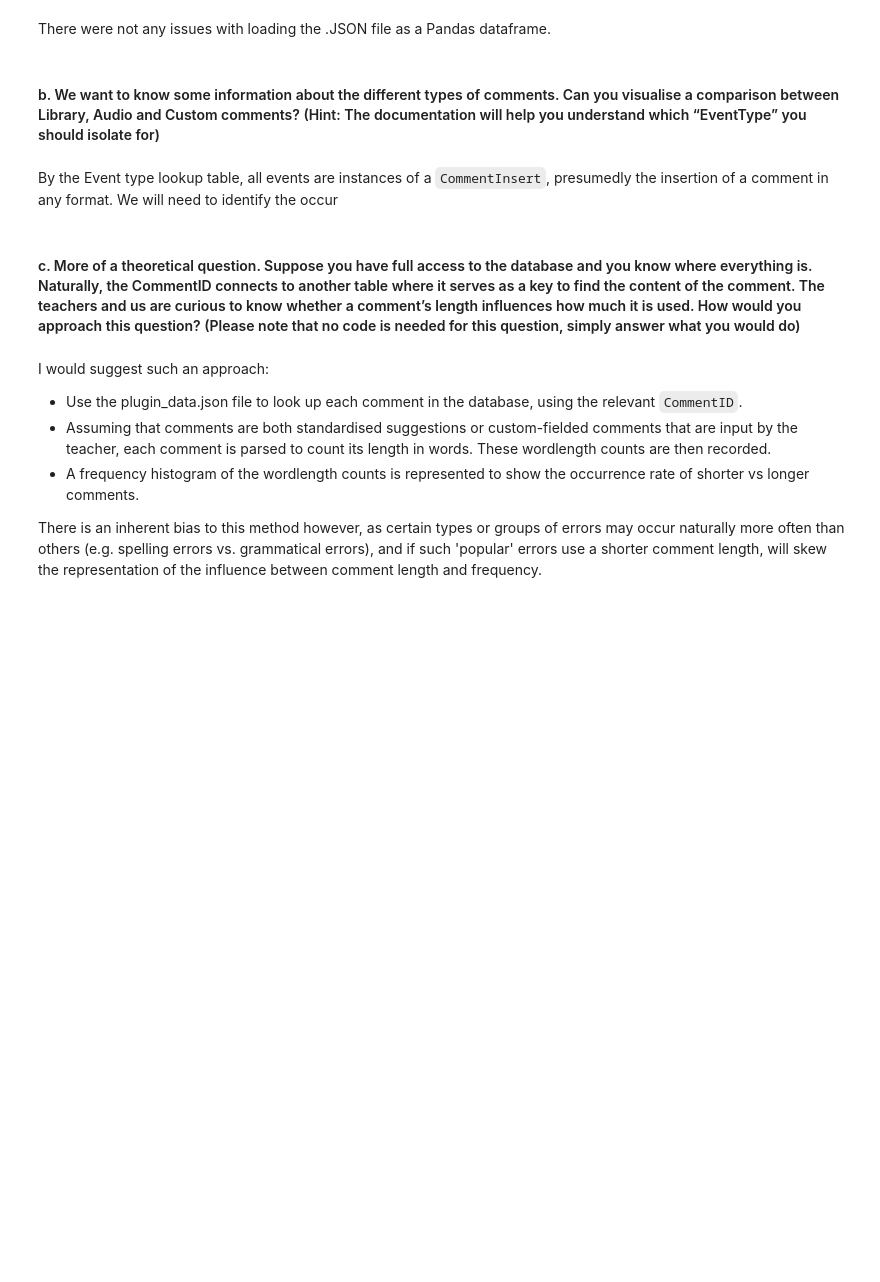
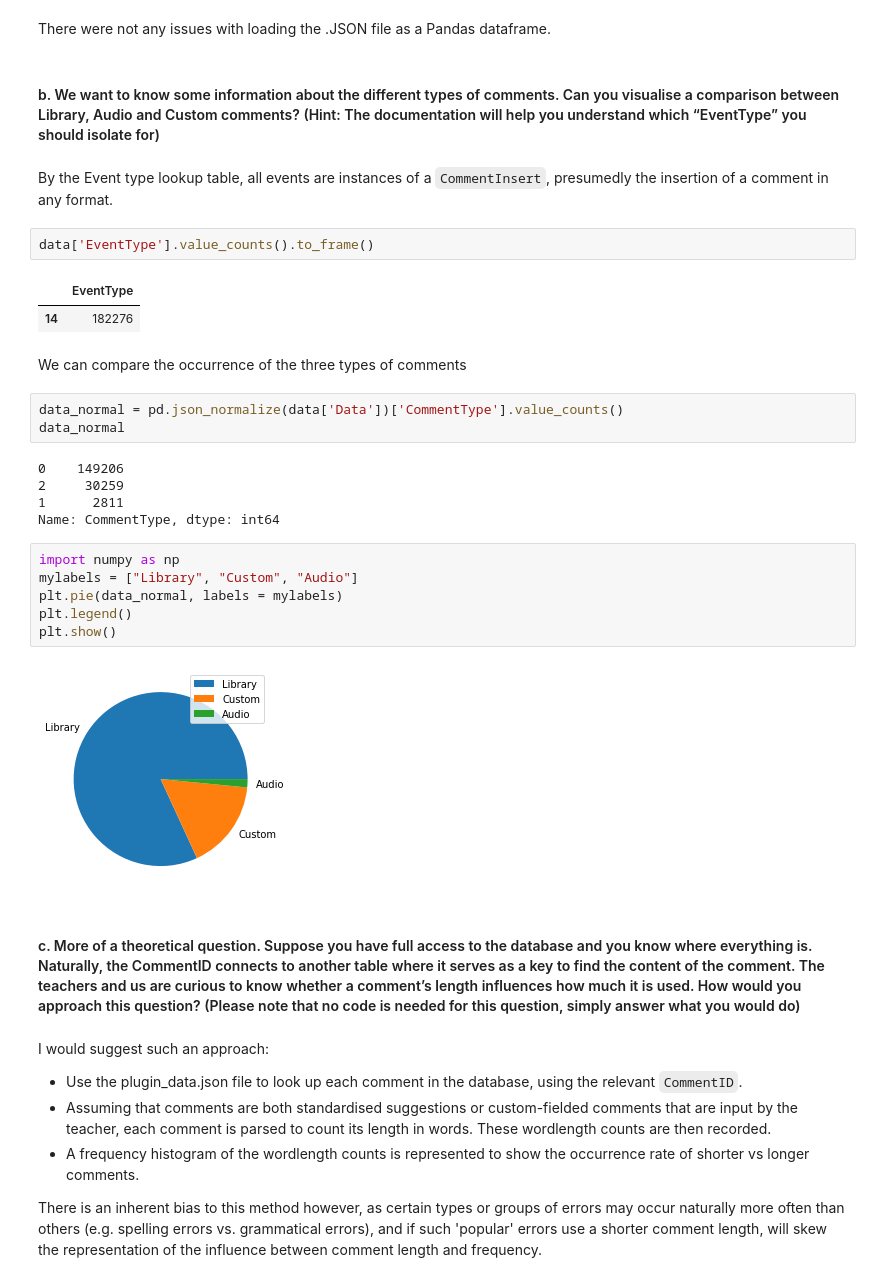
Before and after one commit to mbeyerstjerne/EasyCorrect, a Jupyter notebook: EasyCorrect Tasks.ipynb, the cells around one changed output. Saved outputs shown, nothing was run; the diff lists cells and outputs as text; blank space fills up the shorter version.

```diff
--- a/EasyCorrect Tasks.ipynb
+++ b/EasyCorrect Tasks.ipynb
@@ -293,7 +294,30 @@ There were not any issues with loading the .JSON file as a Pandas dataframe.
 # %% [markdown]
 #### b.	We want to know some information about the different types of comments. Can you visualise a comparison between Library, Audio and Custom comments? (Hint: The documentation will help you understand which “EventType” you should isolate for)
 # %% [markdown]
-By the Event type lookup table, all events are instances of a `CommentInsert`, presumedly the insertion of a comment in any format. We will need to identify the occur
+By the Event type lookup table, all events are instances of a `CommentInsert`, presumedly the insertion of a comment in any format.
+# %%
+data['EventType'].value_counts().to_frame()
+# %% [output]
+|  | EventType |
+| 14 | 182276 |
+# %% [markdown]
+We can compare the occurrence of the three types of comments
+# %%
+data_normal = pd.json_normalize(data['Data'])['CommentType'].value_counts()
+data_normal
+# %% [output]
+0    149206
+2     30259
+1      2811
+Name: CommentType, dtype: int64
+# %%
+import numpy as np
+mylabels = ["Library", "Custom", "Audio"]
+plt.pie(data_normal, labels = mylabels)
+plt.legend()
+plt.show()
+# %% [output]
+[figure, added]
 # %% [markdown]
 #### c.	More of a theoretical question. Suppose you have full access to the database and you know where everything is. Naturally, the CommentID connects to another table where it serves as a key to find the content of the comment. The teachers and us are curious to know whether a comment’s length influences how much it is used. How would you approach this question? (Please note that no code is needed for this question, simply answer what you would do)
 # %% [markdown]
```
Also changed, not shown: parts of 2 cells of this notebook.
